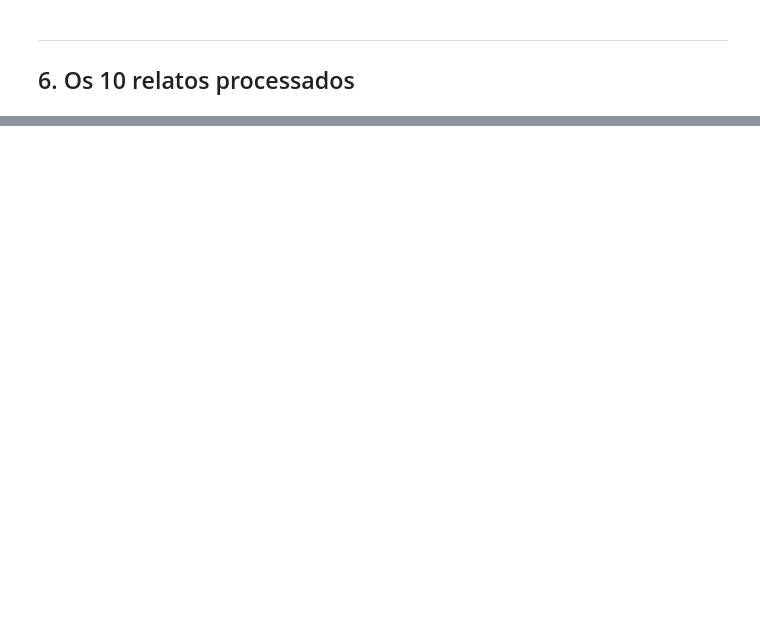
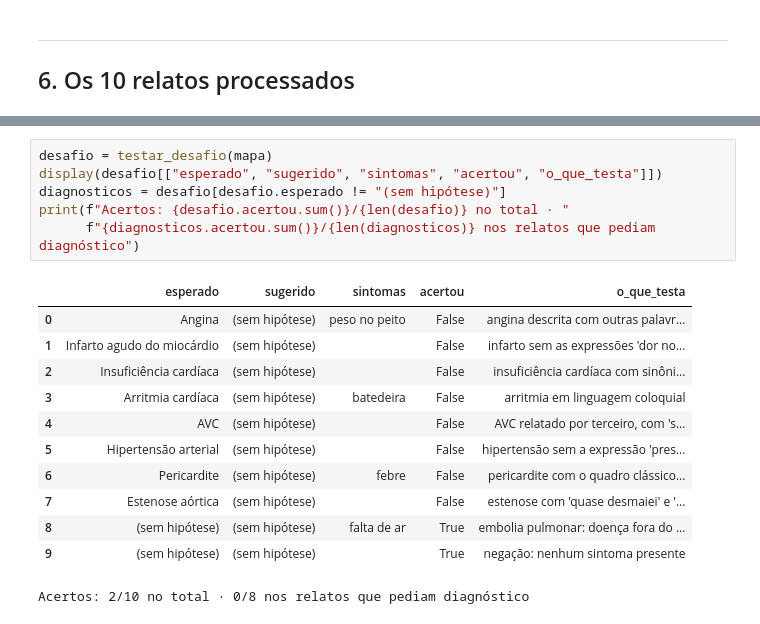
Before and after one commit to GuilhermeDidier/cardioia-fase2, a Jupyter notebook: notebooks/parte1_extracao_sintomas.ipynb, the cells around one changed output, grey strips where cells are left out. Cells and saved outputs as stored; diff of their text form; blank space fills up the shorter version.

```diff
--- a/notebooks/parte1_extracao_sintomas.ipynb
+++ b/notebooks/parte1_extracao_sintomas.ipynb
@@ -248,0 +274,19 @@ Menor margem para a segunda hipótese: 4 ponto(s)
+# %%
+desafio = testar_desafio(mapa)
+display(desafio[["esperado", "sugerido", "sintomas", "acertou", "o_que_testa"]])
+diagnosticos = desafio[desafio.esperado != "(sem hipótese)"]
+print(f"Acertos: {desafio.acertou.sum()}/{len(desafio)} no total · "
+      f"{diagnosticos.acertou.sum()}/{len(diagnosticos)} nos relatos que pediam diagnóstico")
+# %% [output]
+|  | esperado | sugerido | sintomas | acertou | o_que_testa |
+| 0 | Angina | (sem hipótese) | peso no peito | False | angina descrita com outras palavr... |
+| 1 | Infarto agudo do miocárdio | (sem hipótese) |  | False | infarto sem as expressões 'dor no... |
+| 2 | Insuficiência cardíaca | (sem hipótese) |  | False | insuficiência cardíaca com sinôni... |
+| 3 | Arritmia cardíaca | (sem hipótese) | batedeira | False | arritmia em linguagem coloquial |
+| 4 | AVC | (sem hipótese) |  | False | AVC relatado por terceiro, com 's... |
+| 5 | Hipertensão arterial | (sem hipótese) |  | False | hipertensão sem a expressão 'pres... |
+| 6 | Pericardite | (sem hipótese) | febre | False | pericardite com o quadro clássico... |
+| 7 | Estenose aórtica | (sem hipótese) |  | False | estenose com 'quase desmaiei' e '... |
+| 8 | (sem hipótese) | (sem hipótese) | falta de ar | True | embolia pulmonar: doença fora do ... |
+| 9 | (sem hipótese) | (sem hipótese) |  | True | negação: nenhum sintoma presente |
+Acertos: 2/10 no total · 0/8 nos relatos que pediam diagnóstico
```
Also changed, not shown: parts of 16 cells of this notebook, 15 other files.
